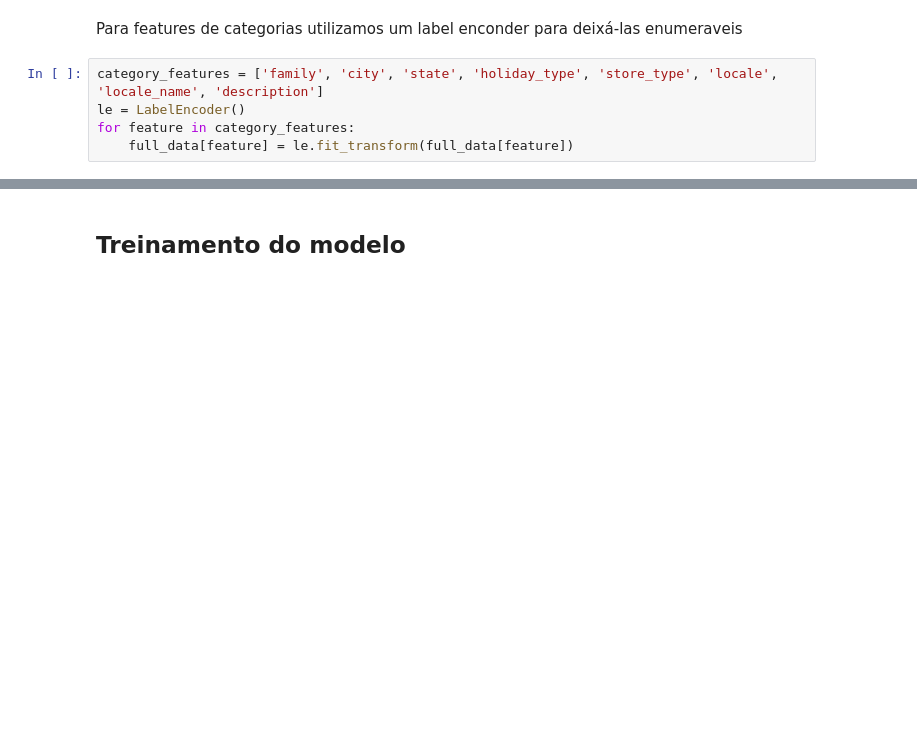
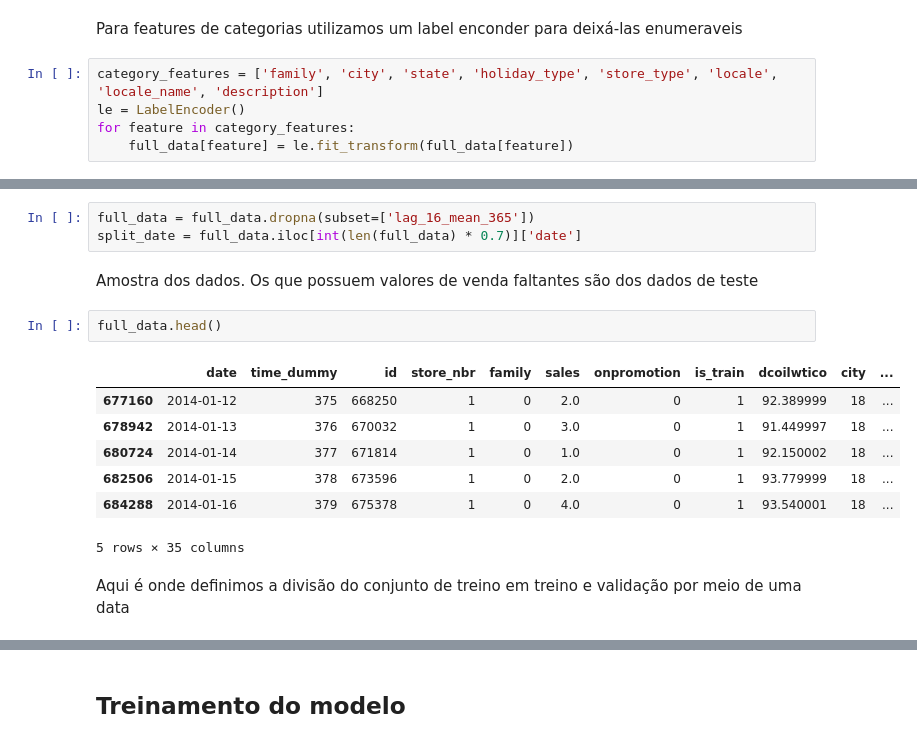
Before and after one commit to CArrudajoaopedro/Store_Sales_Kaggle, a Jupyter notebook: main.ipynb, the cells around one changed output, grey strips where cells are left out. Cells and saved outputs as stored; diff of their text form; blank space fills up the shorter version.

Commit message:
Melhoria no treino e segunda sumissão feita

```diff
--- a/main.ipynb
+++ b/main.ipynb
@@ -228,0 +232,18 @@ full_data.tail()
+# %%
+full_data = full_data.dropna(subset=['lag_16_mean_365'])
+split_date = full_data.iloc[int(len(full_data) * 0.7)]['date']
+# %% [markdown]
+Amostra dos dados.
+Os que possuem valores de venda faltantes são dos dados de teste
+# %%
+full_data.head()
+# %% [output]
+|  | date | time_dummy | id | store_nbr | family | sales | onpromotion | is_train | dcoilwtico | city | ... |
+| 677160 | 2014-01-12 | 375 | 668250 | 1 | 0 | 2.0 | 0 | 1 | 92.389999 | 18 | ... |
+| 678942 | 2014-01-13 | 376 | 670032 | 1 | 0 | 3.0 | 0 | 1 | 91.449997 | 18 | ... |
+| 680724 | 2014-01-14 | 377 | 671814 | 1 | 0 | 1.0 | 0 | 1 | 92.150002 | 18 | ... |
+| 682506 | 2014-01-15 | 378 | 673596 | 1 | 0 | 2.0 | 0 | 1 | 93.779999 | 18 | ... |
+| 684288 | 2014-01-16 | 379 | 675378 | 1 | 0 | 4.0 | 0 | 1 | 93.540001 | 18 | ... |
+5 rows × 35 columns
+# %% [markdown]
+Aqui é onde definimos a divisão do conjunto de treino em treino e validação por meio de uma data
```
Also changed, not shown: parts of 10 cells of this notebook, 3 other files.
